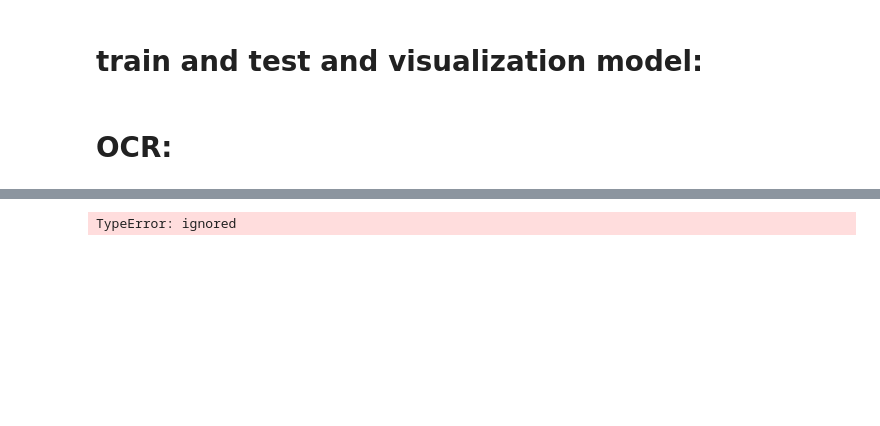
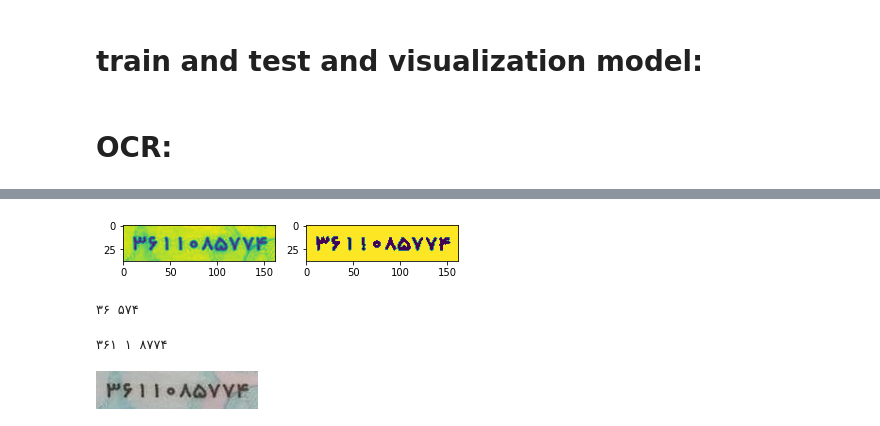
Before and after one commit to ali-kmirzaei/FinalProject, a Jupyter notebook: train.YOLOv5.ipynb, the cells around one changed output, grey strips where cells are left out. Saved outputs shown, nothing was run; the diff lists cells and outputs as text; code cells hidden in the pictures; blank space fills up the shorter version.

```diff
--- a/train.YOLOv5.ipynb
+++ b/train.YOLOv5.ipynb
@@ -147,10 +178,44 @@ import cv2 as cv
+# %%
+img = cv.imread('id2.png', 0)
+
+# a = np.double(img)
+# b = a + 15
+# img = np.uint8(b)
+
+# dst = cv.fastNlMeansDenoisingColored(img,None,10,10,7,21)
+
+# img = cv.medianBlur(img,5)
+# dst = cv.adaptiveThreshold(img, 255, cv.ADAPTIVE_THRESH_GAUSSIAN_C, cv.THRESH_BINARY,11,2)
+
+ret1,dst = cv.threshold(img,127,255,cv.THRESH_BINARY)
+
+# a = np.double(dst)
+# b = a + 15
+# dst = np.uint8(b)
+
+
+plt.subplot(121),plt.imshow(img)
+plt.subplot(122),plt.imshow(dst)
+plt.show()
+
+# dst.save("id4.png", dpi=(300,300))
+
+LANG = "fas"
+print(pytesseract.image_to_string(dst, lang=LANG))
+# %% [output]
+[figure, added]
+۳۶ ۵۷۴
 # %%
-IMG = Image.open('runs/detect/yolo_idcard_extra/crops/id/01.jpg')
+# IMG = Image.open('id.jpg')
+# IMG.save("id3.png", dpi=(600,600))
+IMG = Image.open('id3.png')
 # IMG = cv.cvtColor(IMG, cv.COLOR_RGB2BGR)
-# IMG = cv.imread('runs/detect/yolo_idcard_extra/crops/id/01.jpg', cv.IMREAD_GRAYSCALE)
+IMG = IMG.convert("0")
+# IMG = cv.imread('id.jpg', cv.IMREAD_GRAYSCALE)
 LANG = "fas"
 CONFIG = "--psm 11 --oem 3"
-# print(pytesseract.image_to_string(IMG, lang=LANG, config=CONFIG))
+print(pytesseract.image_to_string(IMG, lang=LANG))
 IMG
 # %% [output]
-TypeError: ignored
+۳۶۱ ۱ ۸۷۷۴
+[figure, added]
```
Also changed, not shown: parts of 8 cells of this notebook.
